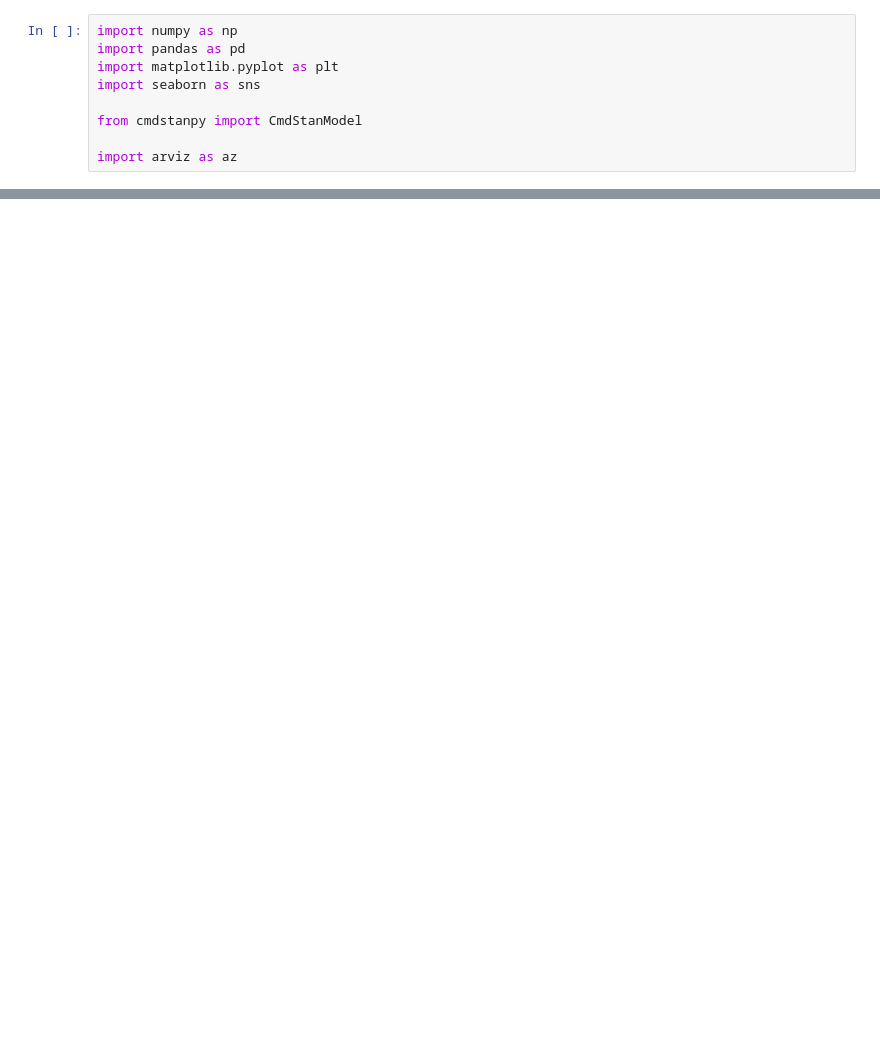
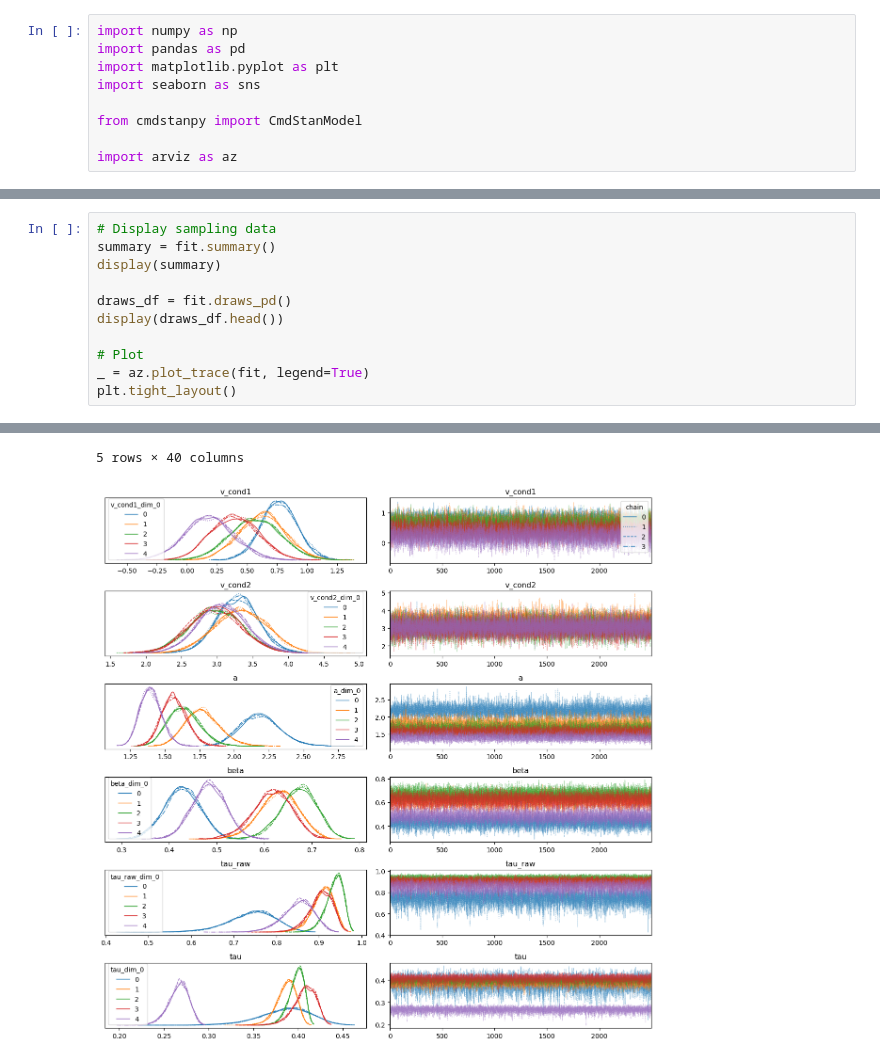
Before and after one commit to joshschnauber-rpi/Cognitive-Modeling-S26, a Jupyter notebook: hw_3/hw3_6.ipynb, the cells around one changed output, grey strips where cells are left out. Drawn from its saved outputs; the diff is of its cells as text; blank space fills up the shorter version.

```diff
--- a/hw_3/hw3_6.ipynb
+++ b/hw_3/hw3_6.ipynb
@@ -40,0 +57,12 @@ fit = model.sample(data=data_dict, chains=4, iter_sampling=2500, iter_warmup=100
+# %%
+# Display sampling data
+summary = fit.summary()
+display(summary)
+
+draws_df = fit.draws_pd()
+display(draws_df.head())
+
+# Plot
+_ = az.plot_trace(fit, legend=True)
+plt.tight_layout()
+# %% [output]
@@ -40,0 +92,2 @@ fit = model.sample(data=data_dict, chains=4, iter_sampling=2500, iter_warmup=100
+5 rows × 40 columns
+[figure, added]
```
Also changed, not shown: parts of 8 cells of this notebook, 1 other file.
